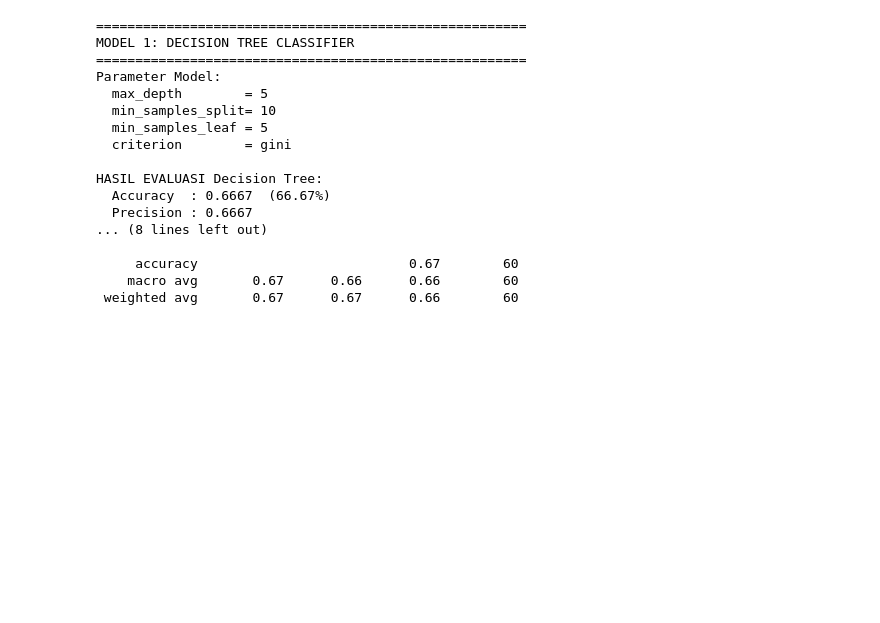
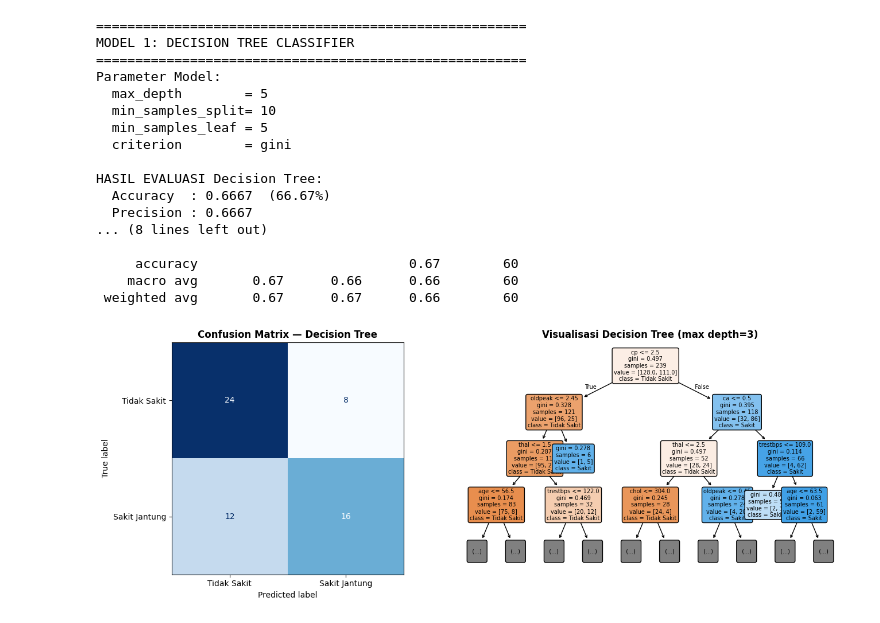
Before and after one commit to Wahdaapf/UAS-KA-Kel1, a Jupyter notebook: UAS/Setup_Data_And_import_ML_Model.ipynb, the cells around one changed output. Saved outputs shown, nothing was run; the diff lists cells and outputs as text; code cells hidden in the pictures; blank space fills up the shorter version.

Commit message:
visualisasi decicion tree

```diff
--- a/UAS/Setup_Data_And_import_ML_Model.ipynb
+++ b/UAS/Setup_Data_And_import_ML_Model.ipynb
@@ -346,3 +346,23 @@ HASIL EVALUASI Decision Tree:
      accuracy                           0.67        60
     macro avg       0.67      0.66      0.66        60
  weighted avg       0.67      0.67      0.66        60
+# %%
+# Visualisasi Confusion Matrix - Decision Tree
+fig, axes = plt.subplots(1, 2, figsize=(14, 5))
+
+# Confusion Matrix
+cm_dt = confusion_matrix(y_test, y_pred_dt)
+disp = ConfusionMatrixDisplay(cm_dt, display_labels=['Tidak Sakit', 'Sakit Jantung'])
+disp.plot(ax=axes[0], cmap='Blues', colorbar=False)
+axes[0].set_title('Confusion Matrix — Decision Tree', fontweight='bold')
+
+# Visualisasi Pohon
+plot_tree(dt_model, feature_names=X.columns, class_names=['Tidak Sakit','Sakit'],
+          filled=True, rounded=True, max_depth=3, ax=axes[1], fontsize=7)
+axes[1].set_title('Visualisasi Decision Tree (max depth=3)', fontweight='bold')
+
+plt.tight_layout()
+plt.savefig('decision_tree_hasil.png', dpi=150, bbox_inches='tight')
+plt.show()
+# %% [output]
+[figure, added]
```
